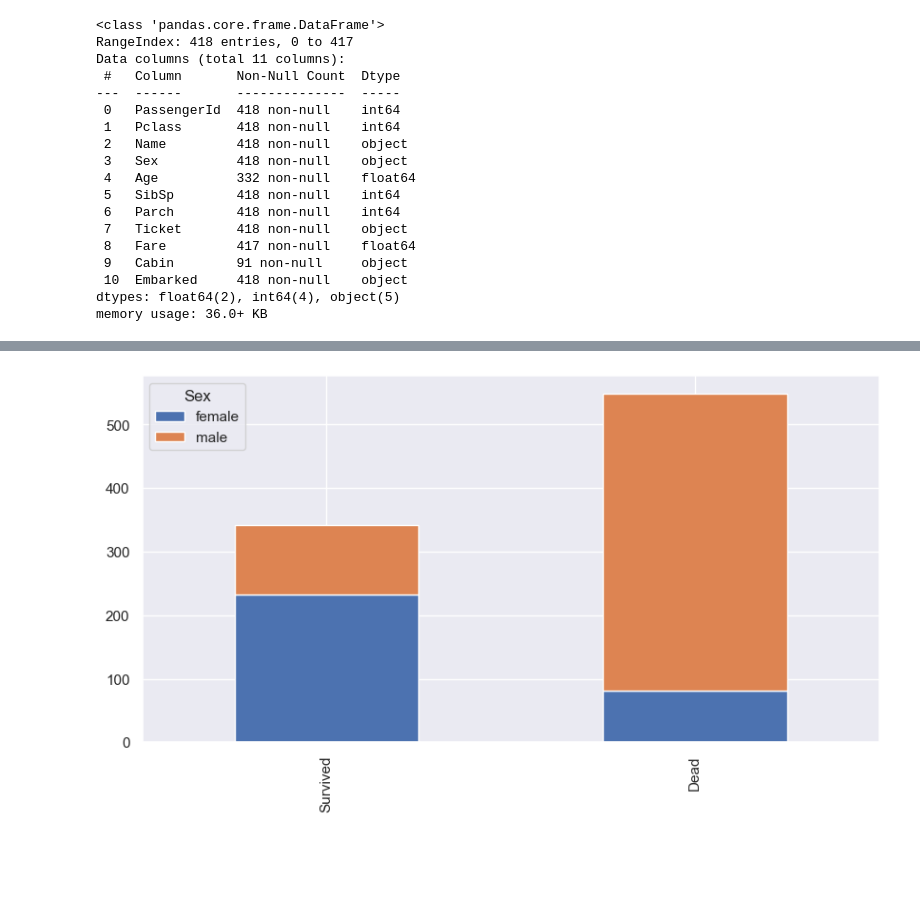
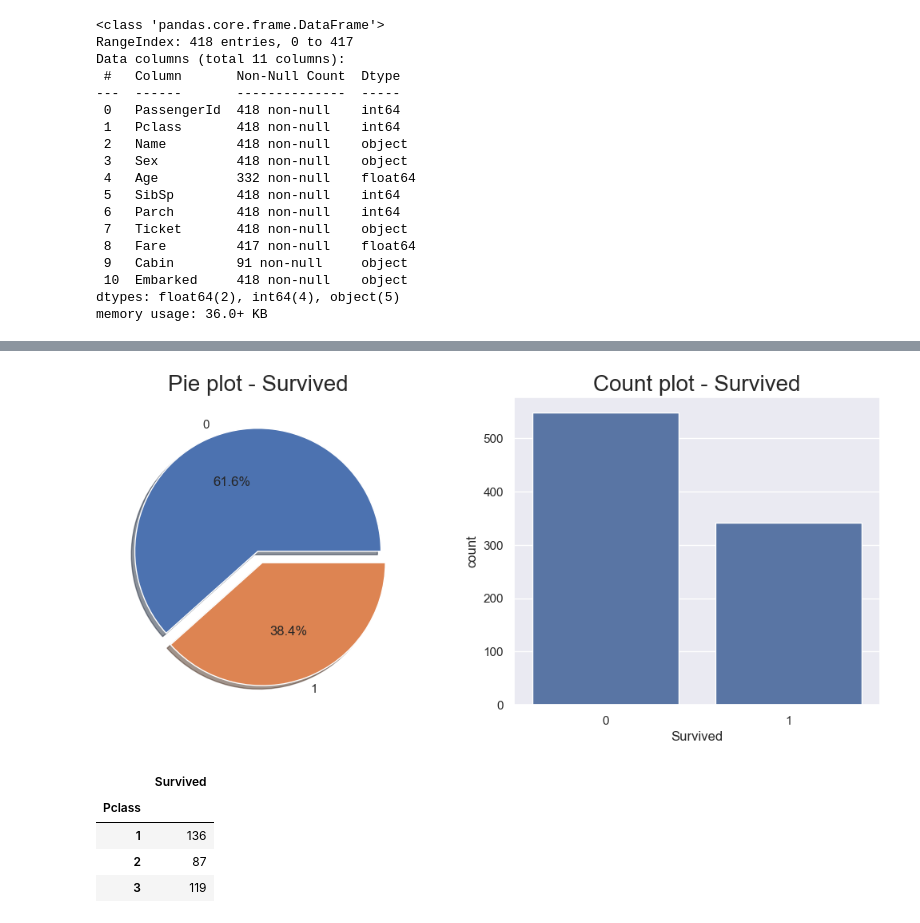
Before and after one commit to neton00/ml-assignment, a Jupyter notebook: titanic-data.ipynb, the cells around one changed output, grey strips where cells are left out. Cells and saved outputs as stored; diff of their text form; code cells hidden in the pictures; blank space fills up the shorter version.

Commit message:
count the rate survival

```diff
--- a/titanic-data.ipynb
+++ b/titanic-data.ipynb
@@ -119,5 +114,0 @@ dtype: int64
-# %%
-import matplotlib.pyplot as plt
-%matplotlib inline
-import seaborn as sns
-sns.set()
@@ -131,4 +115,22 @@ def bar_chart(feature):
-# %%
-bar_chart("Sex")
-# %% [output]
-[figure, removed]
+# %%
+f, ax = plt.subplots(1, 2, figsize=(13, 5))
+
+train['Survived'].value_counts().plot.pie(explode=[0, 0.1], autopct='%1.1f%%', ax=ax[0], shadow=True)
+ax[0].set_title('Pie plot - Survived', fontsize = 20)
+ax[0].set_ylabel('')
+
+sns.countplot(x='Survived', data=train, ax=ax[1])
+sns.set(font_scale = 0.3)
+ax[1].set_title('Count plot - Survived', fontsize = 20)
+
+plt.show()
+# %% [output]
+[figure, added]
+# %%
+train[['Pclass', 'Survived']].groupby(['Pclass'], as_index = True).sum()
+# %% [output]
+|  | Survived |
+| Pclass |  |
+| 1 | 136 |
+| 2 | 87 |
+| 3 | 119 |
```
Also changed, not shown: parts of 14 cells of this notebook.
